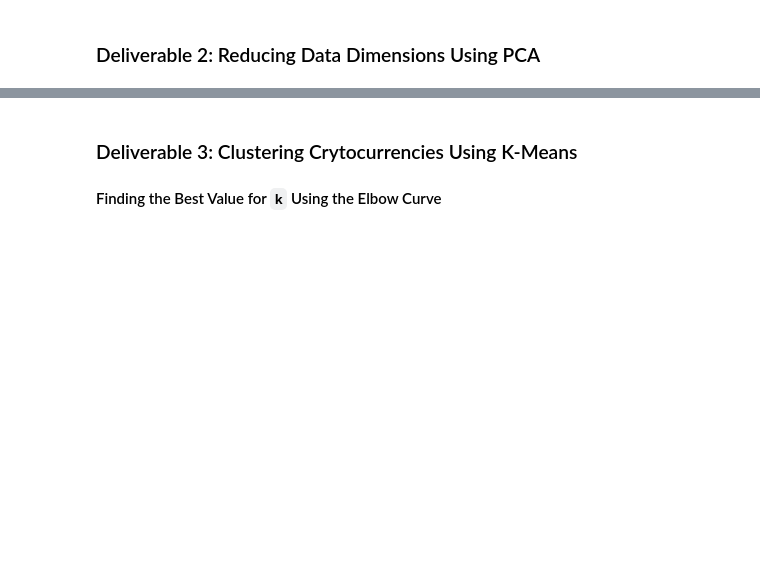
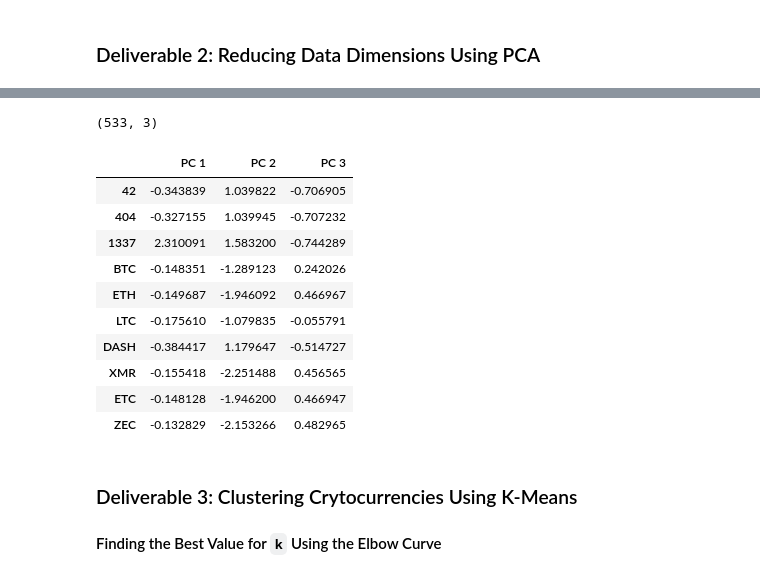
Before and after one commit to marcelineackerman/cryptocurrencies, a Jupyter notebook: crypto_clustering.ipynb, the cells around one changed output, grey strips where cells are left out. Cells and saved outputs as stored; diff of their text form; code cells hidden in the pictures; blank space fills up the shorter version.

```diff
--- a/crypto_clustering.ipynb
+++ b/crypto_clustering.ipynb
@@ -172,5 +172,6 @@ X.head(10)
 10 rows × 100 columns
 # %%
 # Standardize the data with StandardScaler().
-X_scaled = Stanr
+X_scaled = StandardScaler().fit_transform(X)
+print(X_scaled[0:5])
 # %% [output]
@@ -195,5 +196,7 @@ array([[-0.11710817, -0.1528703 , -0.0433963 , -0.0433963 , -0.0433963 ,
 ### Deliverable 2: Reducing Data Dimensions Using PCA
 # %%
 # Using PCA to reduce dimension to three principal components.
-# YOUR CODE HERE
+pca = PCA(n_components = 3)
+crypto_pca = pca.fit_transform(X_scaled)
+print(crypto_pca)
 # %% [output]
@@ -223,3 +210,22 @@ array([[-0.33285464,  1.0383583 , -0.56494435],
+# %%
+# Create a DataFrame with the three principal components.
+df_crypto_pca = pd.DataFrame(
+    data = crypto_pca, columns = ["PC 1", "PC 2", "PC 3"], index = crypto_names.index)
+print(df_crypto_pca.shape)
+df_crypto_pca.head(10)
+# %% [output]
+(533, 3)
+|  | PC 1 | PC 2 | PC 3 |
+| 42 | -0.343839 | 1.039822 | -0.706905 |
+| 404 | -0.327155 | 1.039945 | -0.707232 |
+| 1337 | 2.310091 | 1.583200 | -0.744289 |
+| BTC | -0.148351 | -1.289123 | 0.242026 |
+| ETH | -0.149687 | -1.946092 | 0.466967 |
+| LTC | -0.175610 | -1.079835 | -0.055791 |
+| DASH | -0.384417 | 1.179647 | -0.514727 |
+| XMR | -0.155418 | -2.251488 | 0.456565 |
+| ETC | -0.148128 | -1.946200 | 0.466947 |
+| ZEC | -0.132829 | -2.153266 | 0.482965 |
 # %% [markdown]
 ### Deliverable 3: Clustering Crytocurrencies Using K-Means
 
```
Also changed, not shown: parts of 3 cells of this notebook.
